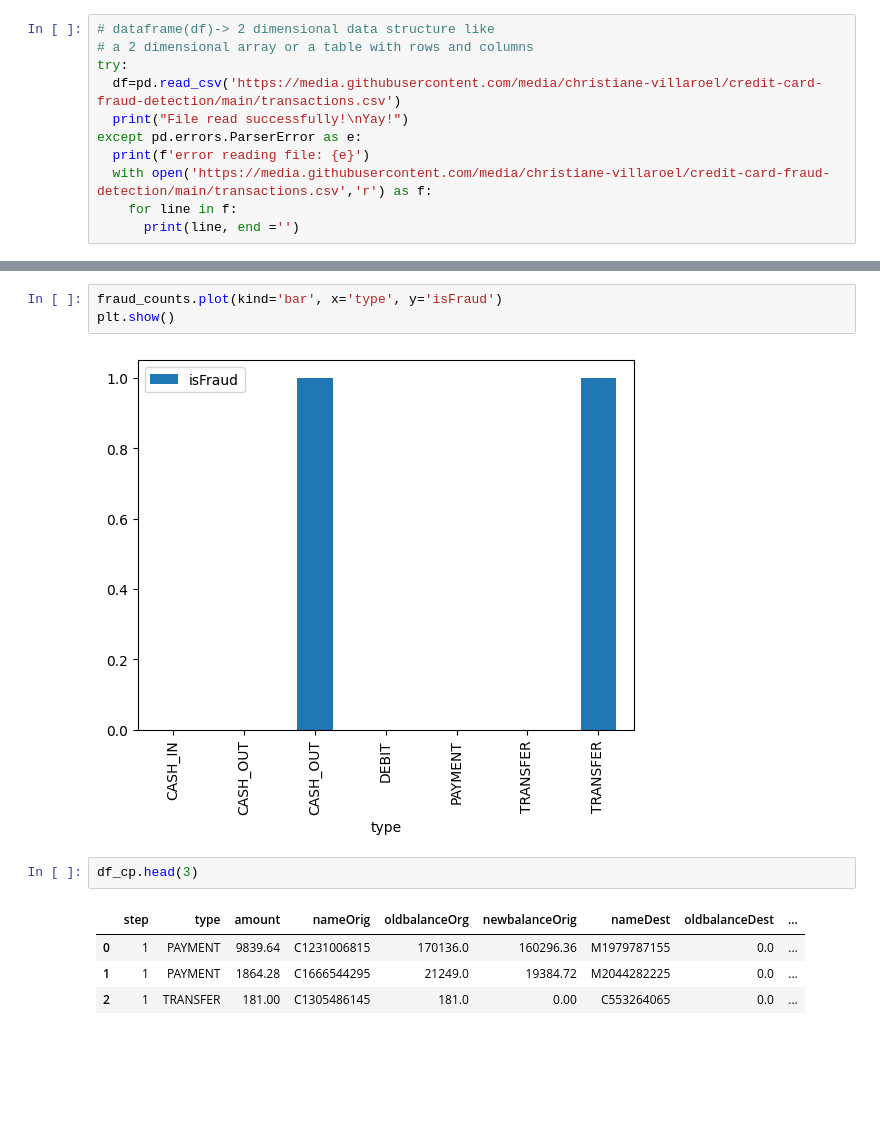
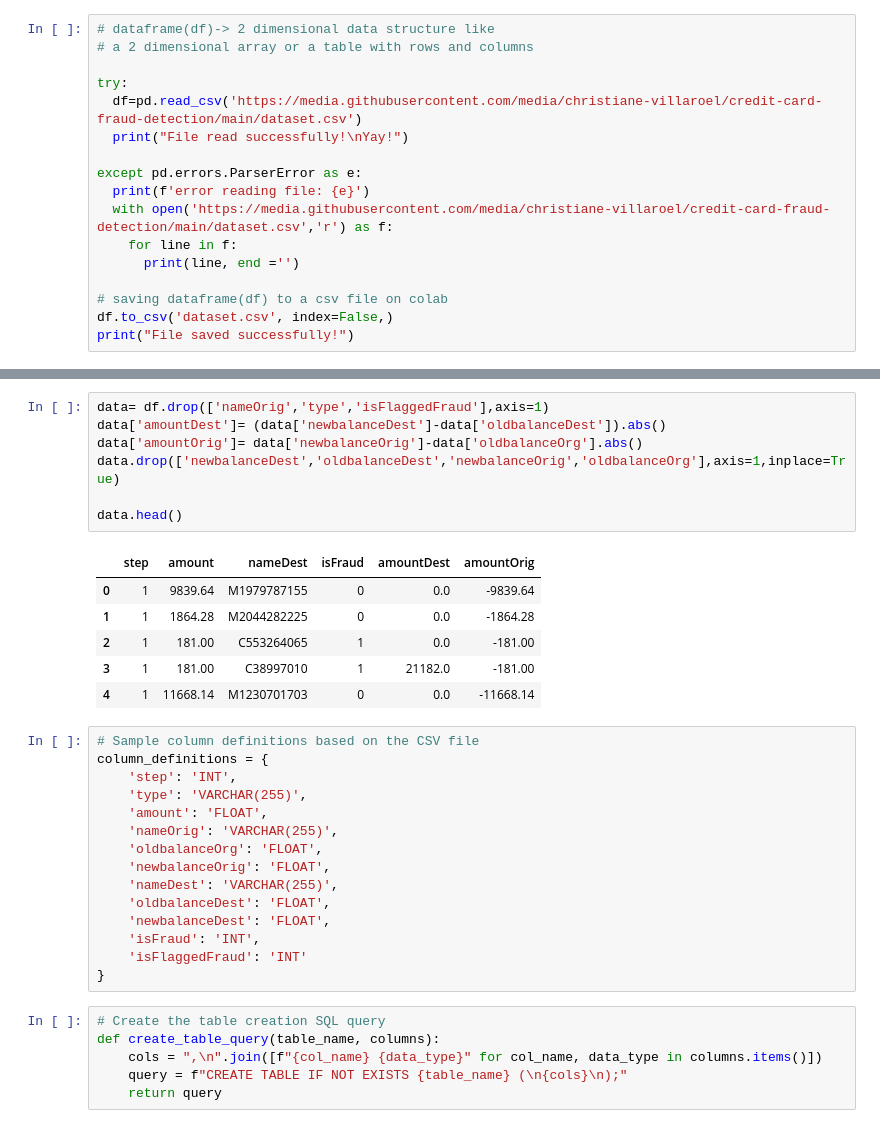
Before and after one commit to christiane-villaroel/Credit-Card-Fraud-Detection, a Jupyter notebook: apache_pipeline.ipynb, the cells around one changed output, grey strips where cells are left out. Cells and saved outputs as stored; diff of their text form; blank space fills up the shorter version.

```diff
--- a/apache_pipeline.ipynb
+++ b/apache_pipeline.ipynb
@@ -55,14 +45,20 @@ import matplotlib.pyplot as plt
 # %%
 # dataframe(df)-> 2 dimensional data structure like
 # a 2 dimensional array or a table with rows and columns
+
 try:
-  df=pd.read_csv('https://media.githubusercontent.com/media/christiane-villaroel/credit-card-fraud-detection/main/transactions.csv')
+  df=pd.read_csv('https://media.githubusercontent.com/media/christiane-villaroel/credit-card-fraud-detection/main/dataset.csv')
   print("File read successfully!\nYay!")
+
 except pd.errors.ParserError as e:
   print(f'error reading file: {e}')
-  with open('https://media.githubusercontent.com/media/christiane-villaroel/credit-card-fraud-detection/main/transactions.csv','r') as f:
+  with open('https://media.githubusercontent.com/media/christiane-villaroel/credit-card-fraud-detection/main/dataset.csv','r') as f:
     for line in f:
       print(line, end ='')
+
+# saving dataframe(df) to a csv file on colab
+df.to_csv('dataset.csv', index=False,)
+print("File saved successfully!")
 # %% [output]
 File read successfully!
 Yay!
@@ -111,12 +66,35 @@ print(fraud_counts)
-# %%
-fraud_counts.plot(kind='bar', x='type', y='isFraud')
-plt.show()
-# %% [output]
-[figure, removed]
-# %%
-df_cp.head(3)
-# %% [output]
-|  | step | type | amount | nameOrig | oldbalanceOrg | newbalanceOrig | nameDest | oldbalanceDest | ... |
-| 0 | 1 | PAYMENT | 9839.64 | C1231006815 | 170136.0 | 160296.36 | M1979787155 | 0.0 | ... |
-| 1 | 1 | PAYMENT | 1864.28 | C1666544295 | 21249.0 | 19384.72 | M2044282225 | 0.0 | ... |
-| 2 | 1 | TRANSFER | 181.00 | C1305486145 | 181.0 | 0.00 | C553264065 | 0.0 | ... |
+# %%
+data= df.drop(['nameOrig','type','isFlaggedFraud'],axis=1)
+data['amountDest']= (data['newbalanceDest']-data['oldbalanceDest']).abs()
+data['amountOrig']= data['newbalanceOrig']-data['oldbalanceOrg'].abs()
+data.drop(['newbalanceDest','oldbalanceDest','newbalanceOrig','oldbalanceOrg'],axis=1,inplace=True)
+
+data.head()
+# %% [output]
+|  | step | amount | nameDest | isFraud | amountDest | amountOrig |
+| 0 | 1 | 9839.64 | M1979787155 | 0 | 0.0 | -9839.64 |
+| 1 | 1 | 1864.28 | M2044282225 | 0 | 0.0 | -1864.28 |
+| 2 | 1 | 181.00 | C553264065 | 1 | 0.0 | -181.00 |
+| 3 | 1 | 181.00 | C38997010 | 1 | 21182.0 | -181.00 |
+| 4 | 1 | 11668.14 | M1230701703 | 0 | 0.0 | -11668.14 |
+# %%
+# Sample column definitions based on the CSV file
+column_definitions = {
+    'step': 'INT',
+    'type': 'VARCHAR(255)',
+    'amount': 'FLOAT',
+    'nameOrig': 'VARCHAR(255)',
+    'oldbalanceOrg': 'FLOAT',
+    'newbalanceOrig': 'FLOAT',
+    'nameDest': 'VARCHAR(255)',
+    'oldbalanceDest': 'FLOAT',
+    'newbalanceDest': 'FLOAT',
+    'isFraud': 'INT',
+    'isFlaggedFraud': 'INT'
+}
+# %%
+# Create the table creation SQL query
+def create_table_query(table_name, columns):
+    cols = ",\n".join([f"{col_name} {data_type}" for col_name, data_type in columns.items()])
+    query = f"CREATE TABLE IF NOT EXISTS {table_name} (\n{cols}\n);"
+    return query
```
Also changed, not shown: parts of 12 cells of this notebook.
